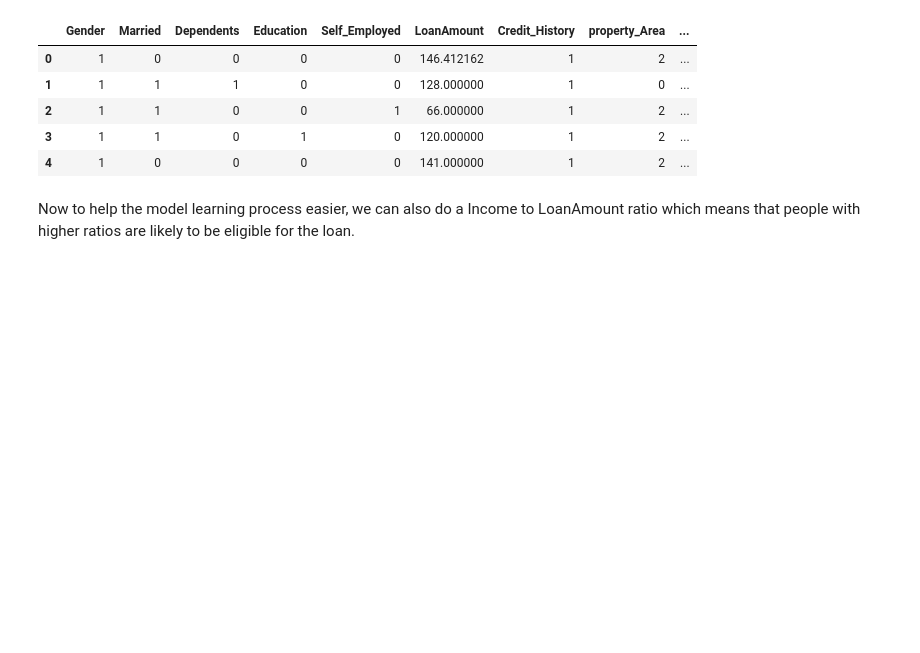
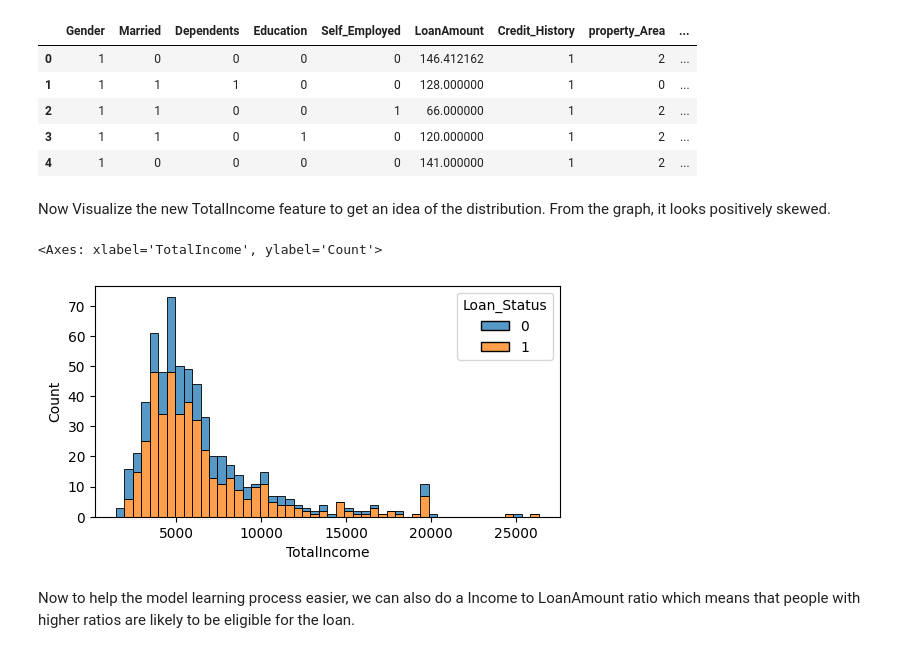
Before and after one commit to LoneCoder21/Loan-Eligibility, a Jupyter notebook: loaneligibility.ipynb, the cells around one changed output. Cells and saved outputs as stored; diff of their text form; code cells hidden in the pictures; blank space fills up the shorter version.

```diff
--- a/loaneligibility.ipynb
+++ b/loaneligibility.ipynb
@@ -348,6 +349,14 @@ data.head()
 | 2 | 1 | 1 | 0 | 0 | 1 | 66.000000 | 1 | 2 | ... |
 | 3 | 1 | 1 | 0 | 1 | 0 | 120.000000 | 1 | 2 | ... |
 | 4 | 1 | 0 | 0 | 0 | 0 | 141.000000 | 1 | 2 | ... |
+# %% [markdown]
+Now Visualize the new TotalIncome feature to get an idea of the distribution. From the graph, it looks positively skewed.
+# %%
+fig, axes = plt.subplots(1, 1, figsize=(6, 3))
+sns.histplot(data=data, x="TotalIncome", hue="Loan_Status",bins=50,multiple='stack',ax=axes)
+# %% [output]
+<Axes: xlabel='TotalIncome', ylabel='Count'>
+[figure, added]
 # %% [markdown]
 Now to help the model learning process easier, we can also do a Income to LoanAmount ratio which means that people with higher ratios are likely to be eligible for the loan.
 # %%
```
Also changed, not shown: parts of 8 cells of this notebook.
